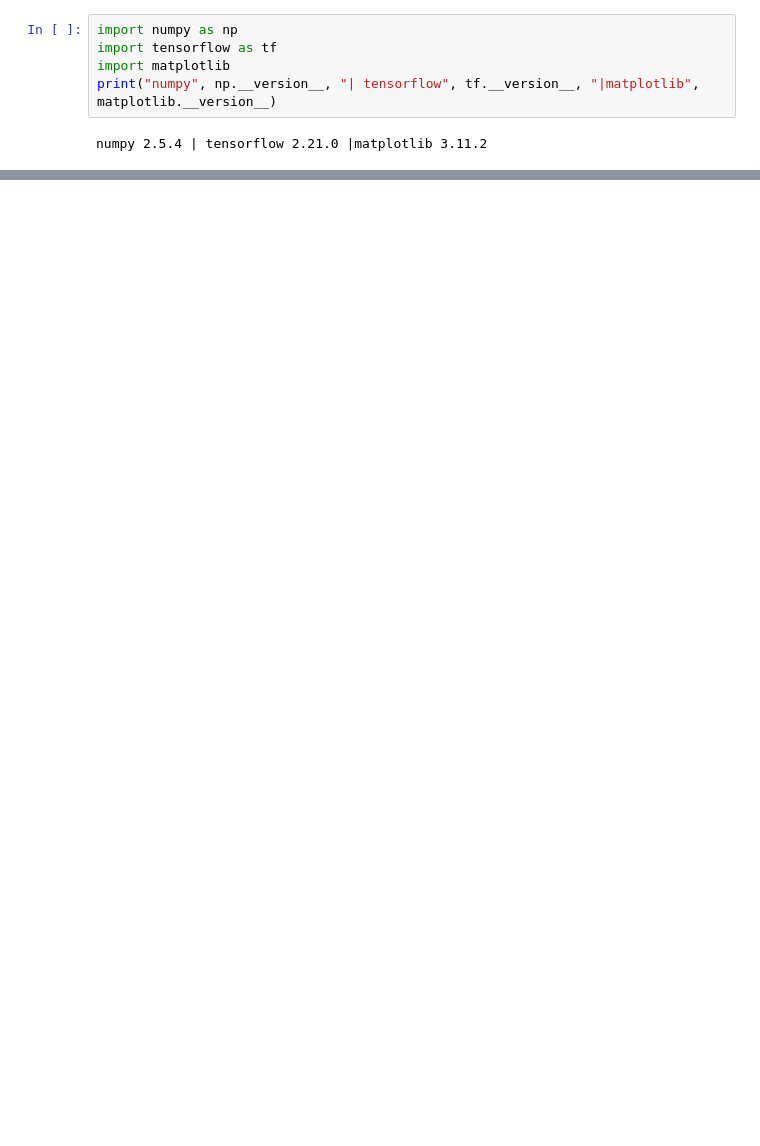
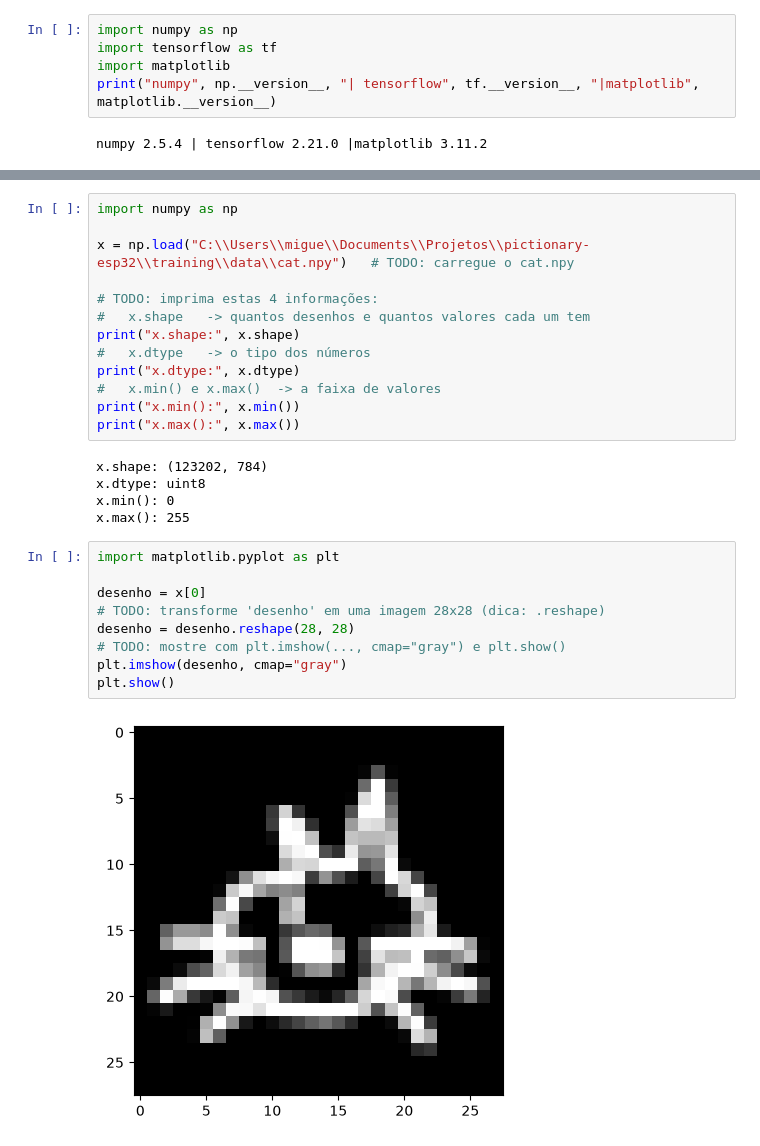
Before and after one commit to miguelangelo-eng/pictionary-esp32, a Jupyter notebook: training/01_dados.ipynb, the cells around one changed output, grey strips where cells are left out. Drawn from its saved outputs; the diff is of its cells as text; blank space fills up the shorter version.

```diff
--- a/training/01_dados.ipynb
+++ b/training/01_dados.ipynb
@@ -64,2 +64,31 @@ baixando tree...
 baixando umbrella...
   ok: 97 MB
+# %%
+import numpy as np
+
+x = np.load("C:\\Users\\migue\\Documents\\Projetos\\pictionary-esp32\\training\\data\\cat.npy")   # TODO: carregue o cat.npy
+
+# TODO: imprima estas 4 informações:
+#   x.shape   -> quantos desenhos e quantos valores cada um tem
+print("x.shape:", x.shape)
+#   x.dtype   -> o tipo dos números
+print("x.dtype:", x.dtype)
+#   x.min() e x.max()  -> a faixa de valores
+print("x.min():", x.min())
+print("x.max():", x.max())
+# %% [output]
+x.shape: (123202, 784)
+x.dtype: uint8
+x.min(): 0
+x.max(): 255
+# %%
+import matplotlib.pyplot as plt
+
+desenho = x[0]
+# TODO: transforme 'desenho' em uma imagem 28x28 (dica: .reshape)
+desenho = desenho.reshape(28, 28)
+# TODO: mostre com plt.imshow(..., cmap="gray") e plt.show()
+plt.imshow(desenho, cmap="gray")
+plt.show()
+# %% [output]
+[figure, added]
```
Also changed, not shown: parts of 2 cells of this notebook.
